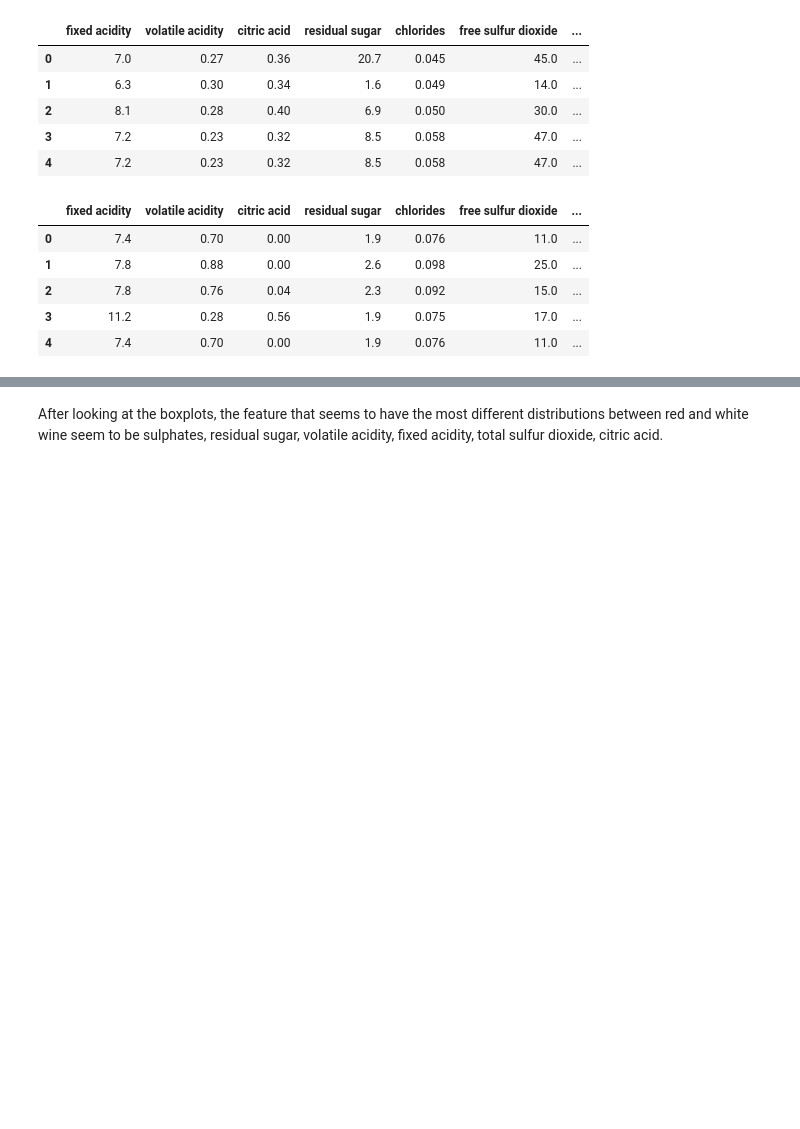
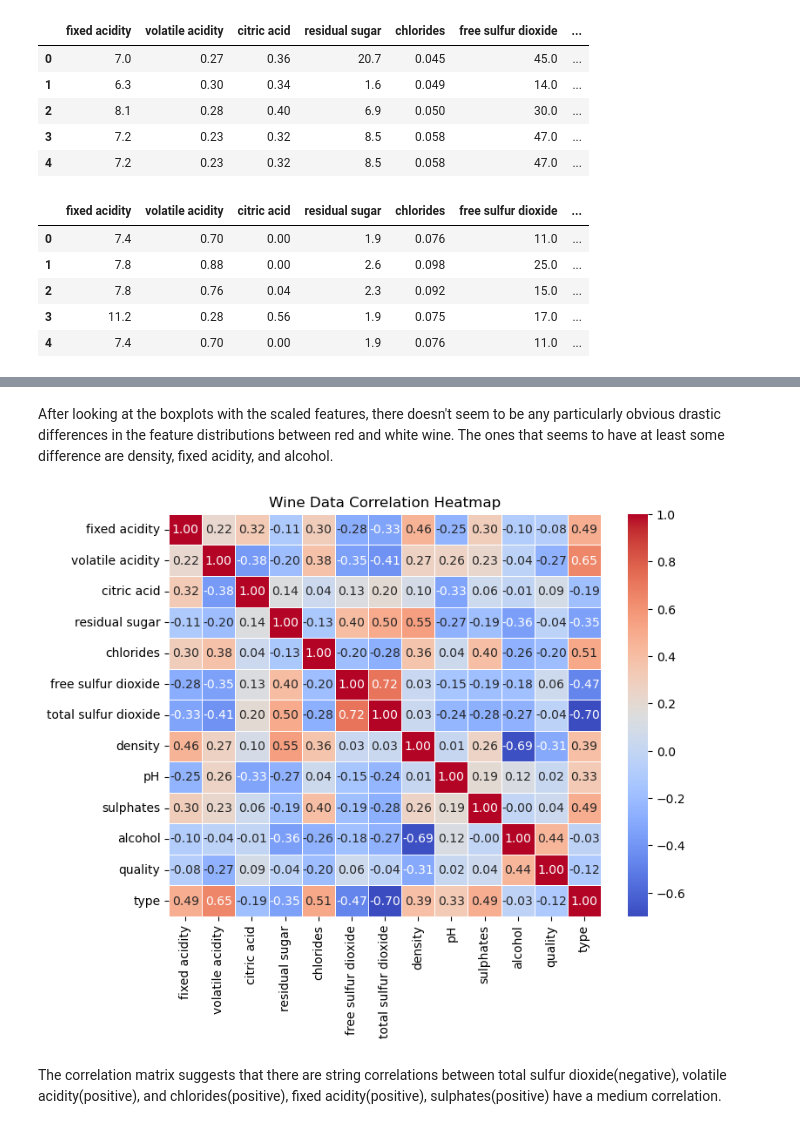
Before and after one commit to sastadlan/417-final-project, a Jupyter notebook: Wine_Quality.ipynb, the cells around one changed output, grey strips where cells are left out. Cells and saved outputs as stored; diff of their text form; code cells hidden in the pictures; blank space fills up the shorter version.

```diff
--- a/Wine_Quality.ipynb
+++ b/Wine_Quality.ipynb
@@ -95,2 +121,13 @@ plt.show()
 # %% [markdown]
-After looking at the boxplots, the feature that seems to have the most different distributions between red and white wine seem to be sulphates, residual sugar, volatile acidity, fixed acidity, total sulfur dioxide, citric acid.
+After looking at the boxplots with the scaled features, there doesn't seem to be any particularly obvious drastic differences in the feature distributions between red and white wine. The ones that seems to have at least some difference are density, fixed acidity, and alcohol.
+# %%
+matrix = wine.corr()
+
+plt.figure(figsize=(8,6))
+sns.heatmap(matrix, annot=True, cmap="coolwarm", fmt=".2f", linewidths=0.5)
+plt.title("Wine Data Correlation Heatmap")
+plt.show()
+# %% [output]
+[figure, added]
+# %% [markdown]
+The correlation matrix suggests that there are string correlations between total sulfur dioxide(negative), volatile acidity(positive), and chlorides(positive), fixed acidity(positive), sulphates(positive) have a medium correlation.
```
Also changed, not shown: parts of 5 cells of this notebook.
